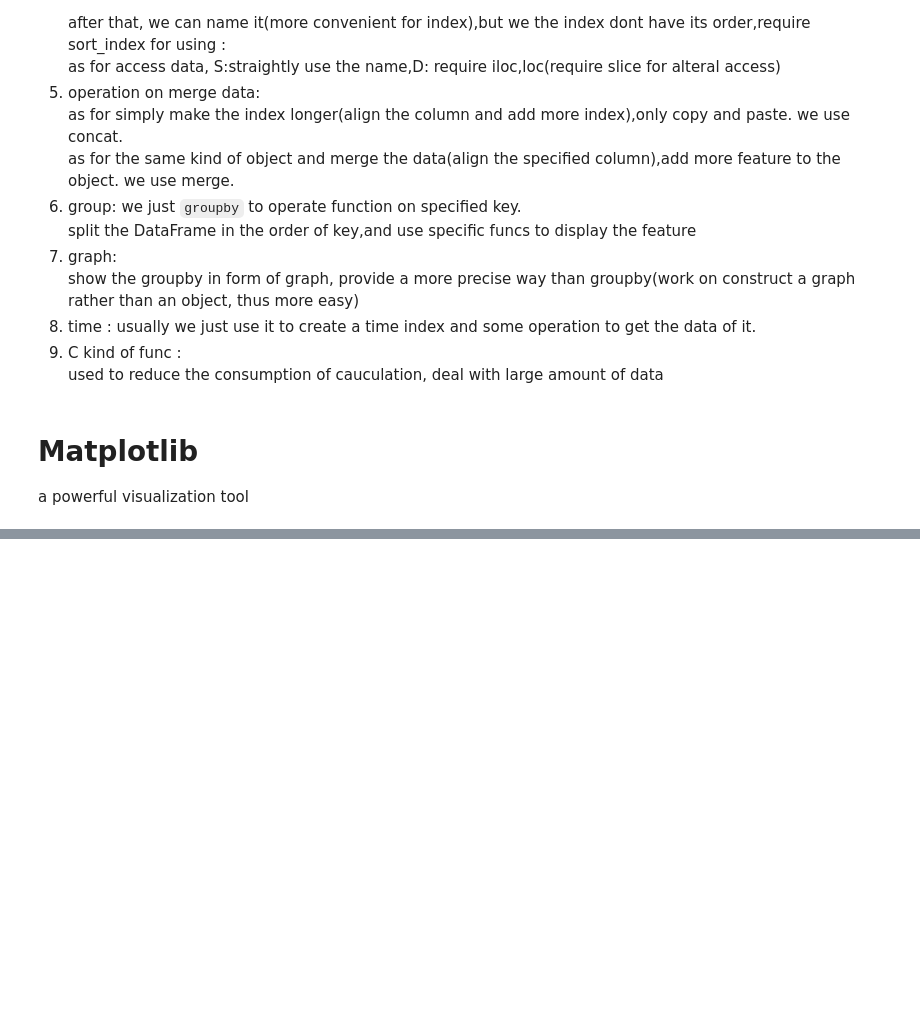
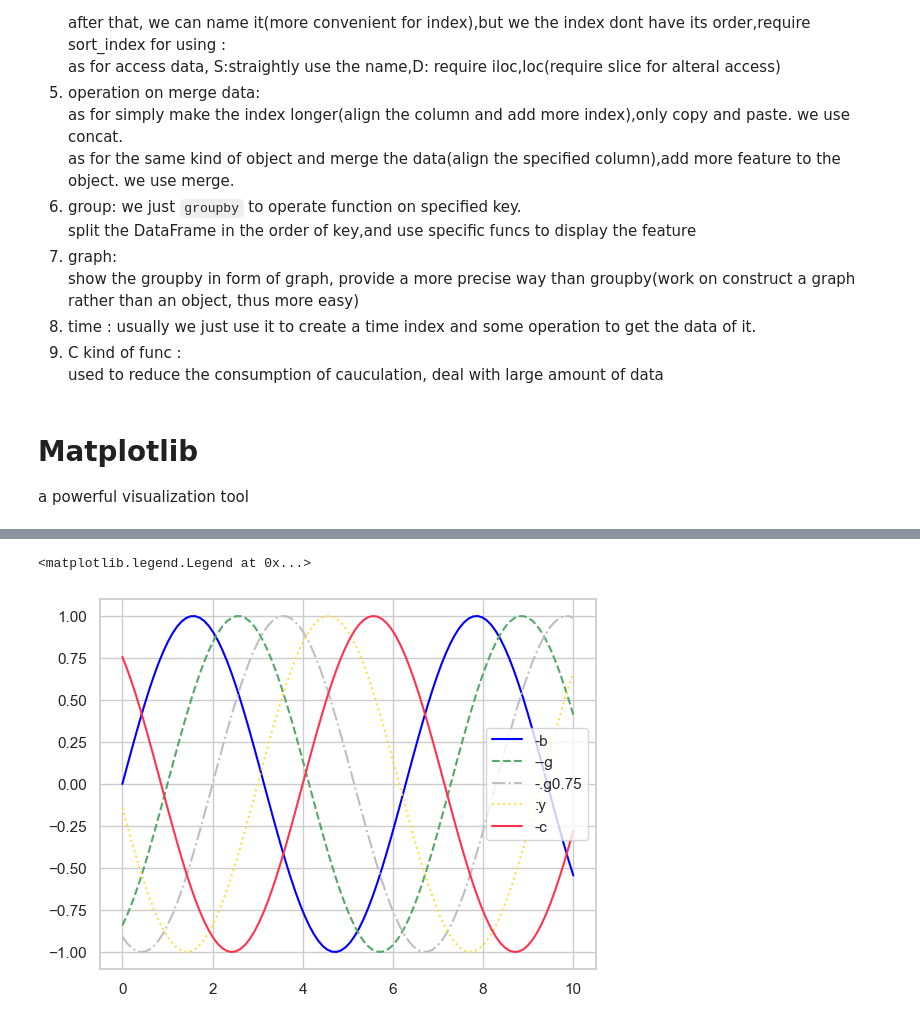
Before and after one commit to wbytt/plearn, a Jupyter notebook: datasci.ipynb, the cells around one changed output, grey strips where cells are left out. Drawn from its saved outputs; the diff is of its cells as text; code cells hidden in the pictures; blank space fills up the shorter version.

Commit message:
start of matplotlib

```diff
--- a/datasci.ipynb
+++ b/datasci.ipynb
@@ -993,3 +1001,21 @@ a powerful visualization tool
 # %%
+import numpy as np
+import pandas as pd
+%matplotlib inline
 import matplotlib as mpl
 import matplotlib.pyplot as plt
+import seaborn as sns
+sns.set_theme(style="whitegrid")
+x=np.linspace(0,10,100) # link point with line(require big enough point dataset)
+fig=plt.figure()
+plt.plot(x, np.sin(x - 0), color='blue',linestyle='solid',label='-b')        # by full name ,also '-'
+plt.plot(x, np.sin(x - 1), color='g', linestyle='dashed',label='--g')           # by short form of name(rgbcmyk),also '--'
+plt.plot(x, np.sin(x - 2), color='0.75', linestyle='dashdot',label='-.g0.75')        # by grey value between 0~1, also '-.'
+plt.plot(x, np.sin(x - 3), color='#FFDD44', linestyle='dotted',label=':y')     # RRGGBB value in 16bit, also ':'
+plt.plot(x, np.sin(x - 4), color=(1.0,0.2,0.3),label='-c') # RGB tuple，between 0-1
+# also we can use short form: ':r','-g' or so
+# fig.savefig('fig.png') # save the image
+plt.legend() # show the legend
+# %% [output]
+<matplotlib.legend.Legend at 0x...>
+[figure, added]
```
Also changed, not shown: parts of 22 cells of this notebook.
